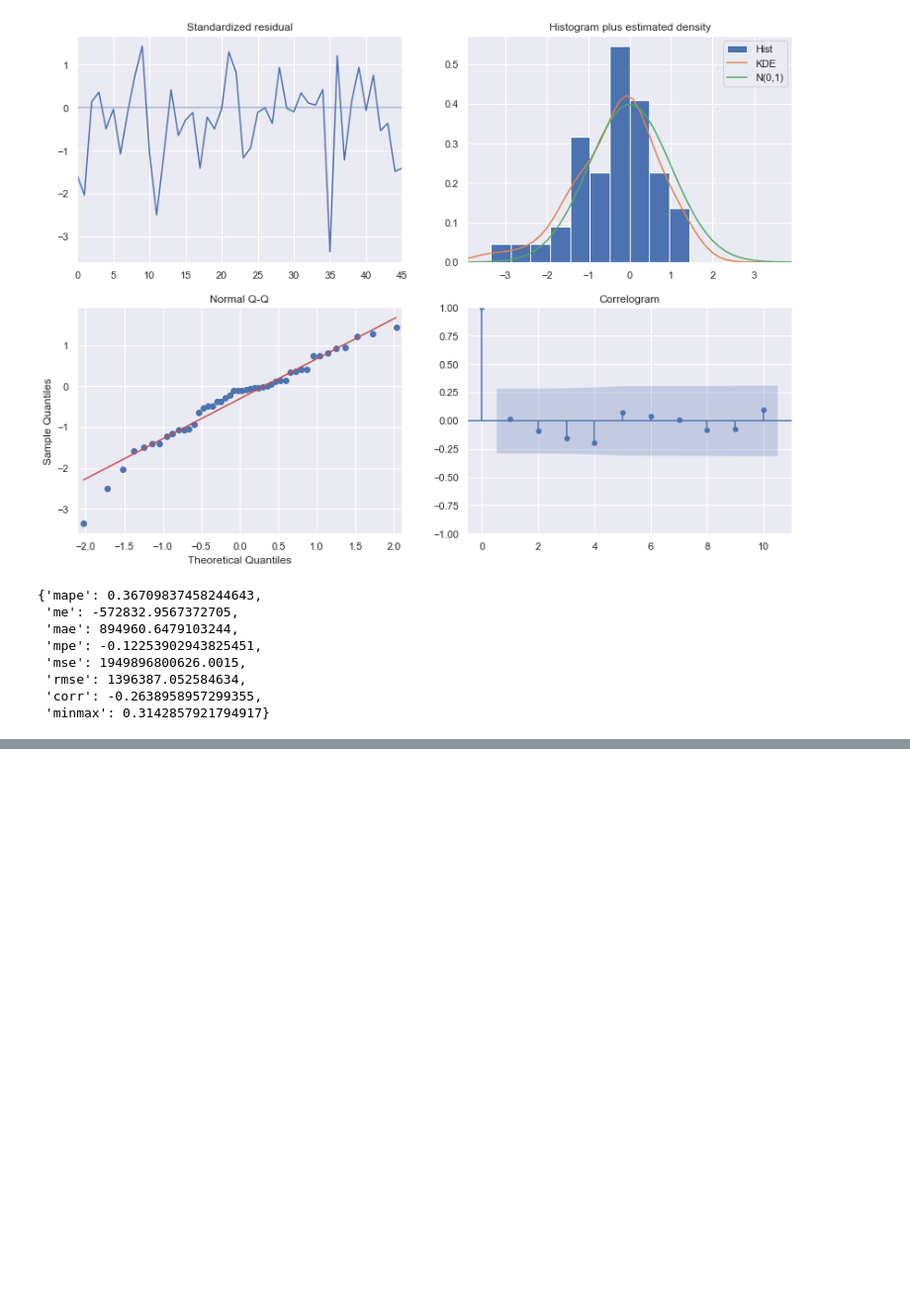
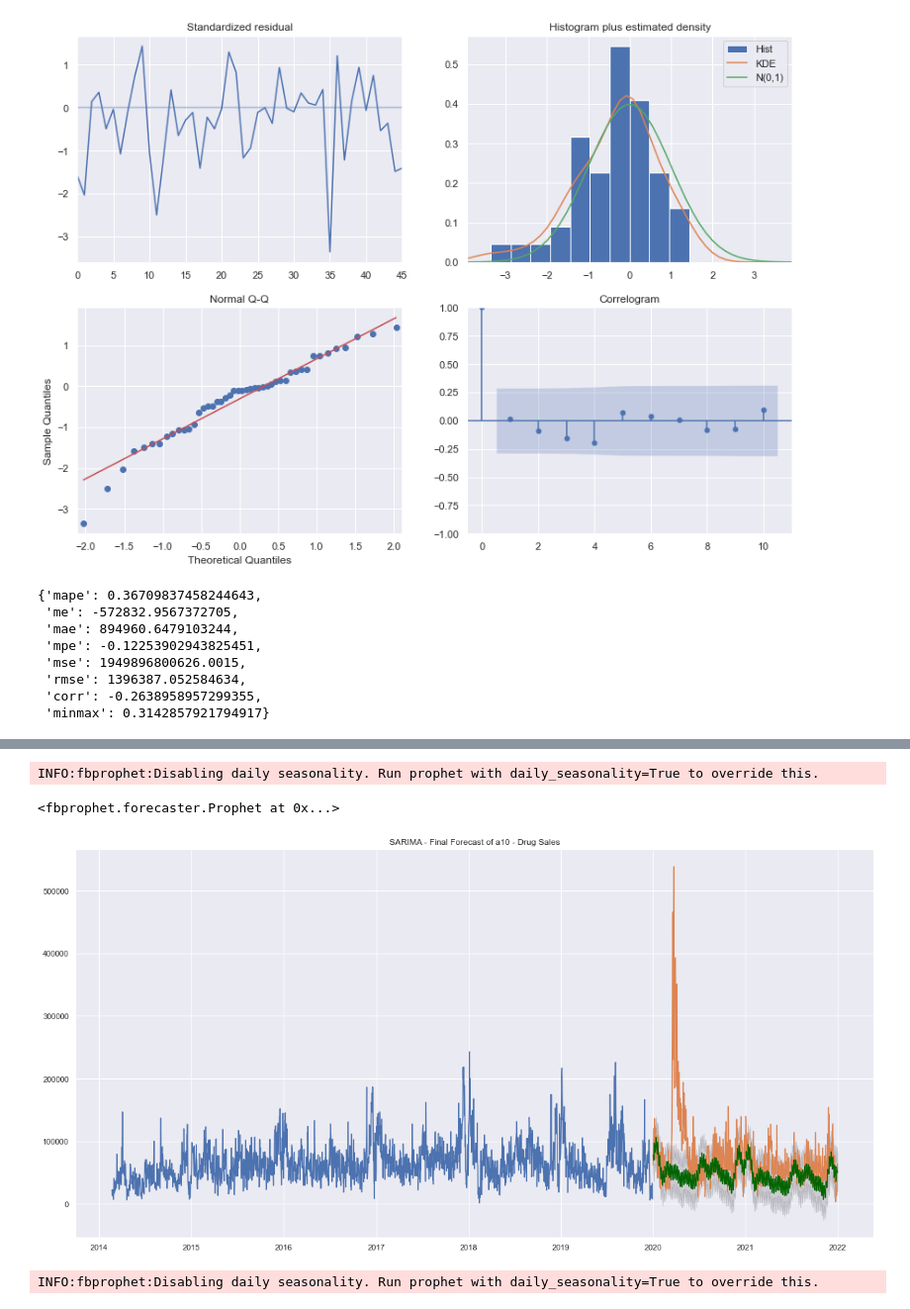
Before and after one commit to DragoneKTM/TimeSeriesProject, a Jupyter notebook: TimeSeriesProject.ipynb, the cells around one changed output, grey strips where cells are left out. Shown at 99% size. Drawn from its saved outputs; the diff is of its cells as text; code cells hidden in the pictures; blank space fills up the shorter version.

Commit message:
Tested fbprophet

```diff
--- a/TimeSeriesProject.ipynb
+++ b/TimeSeriesProject.ipynb
@@ -343,0 +348,39 @@ forecast_accuracy(fitted, df_sells_month_test['totale'])
+# %%
+df_fb = df_sells_day.copy()
+df_fb.drop(['anno', 'mese'], axis=1, inplace=True)
+df_fb.columns = ['ds', 'y']
+# %%
+df_fb_train = df_fb[df_fb['ds'] < '2020-01-01']
+df_fb_test = df_fb[(df_fb['ds'] > '2020-01-01') & (df_fb['ds'] < '2022-01-01')]
+# %%
+model = Prophet()
+model.fit(df_fb_train)
+# %% [output]
+INFO:fbprophet:Disabling daily seasonality. Run prophet with daily_seasonality=True to override this.
+<fbprophet.forecaster.Prophet at 0x...>
+# %%
+forecast = model.predict(df_fb_test)
+# %%
+# Plot
+plt.plot(df_fb_train.set_index('ds')['y'])
+plt.plot(df_fb_test.set_index('ds')['y'])
+plt.plot(forecast.set_index('ds')['yhat'], color='darkgreen')
+plt.fill_between(forecast.set_index('ds').index,
+                 forecast.set_index('ds')['yhat_lower'],
+                 forecast.set_index('ds')['yhat_upper'],
+                 color='k', alpha=.15)
+
+plt.title("SARIMA - Final Forecast of a10 - Drug Sales")
+plt.show()
+# %% [output]
+[figure, added]
+# %%
+model = Prophet()
+model.fit(df_fb)
+
+future_dates = pd.date_range(list(df_fb['ds'])[-1], periods = 365, freq='D')
+df_future = pd.DataFrame()
+df_future['ds'] = future_dates
+forecast = model.predict(df_future)
+# %% [output]
+INFO:fbprophet:Disabling daily seasonality. Run prophet with daily_seasonality=True to override this.
```
Also changed, not shown: parts of 5 cells of this notebook.
